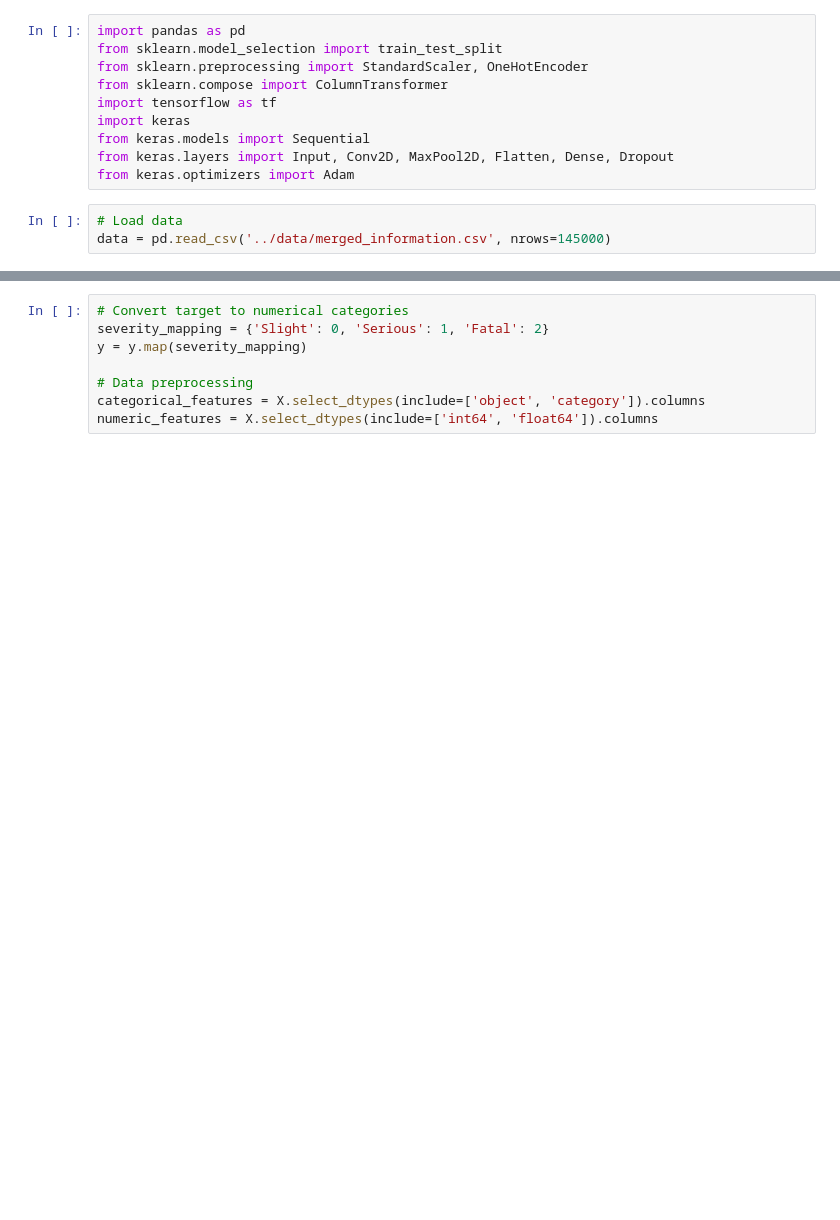
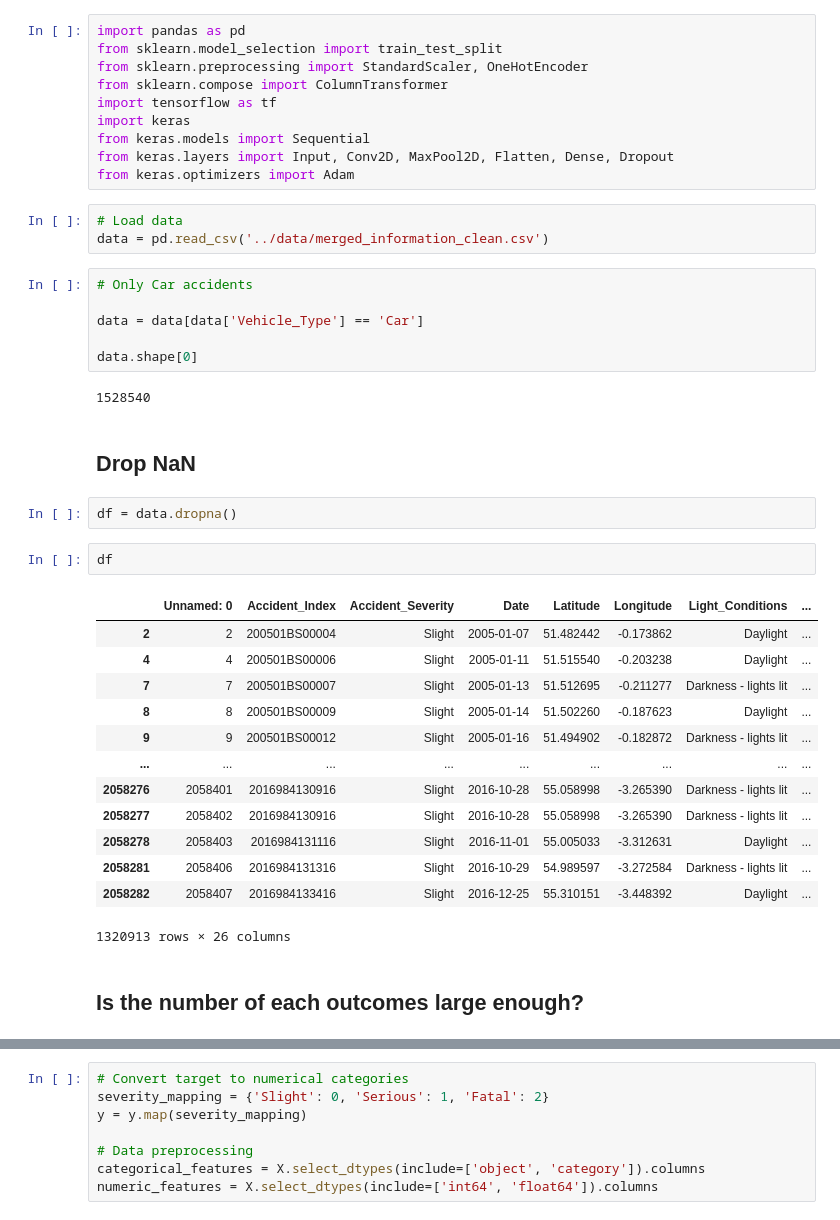
Before and after one commit to Pejomi/AI-exam, a Jupyter notebook: prediction/ann.ipynb, the cells around one changed output, grey strips where cells are left out. Drawn from its saved outputs; the diff is of its cells as text; blank space fills up the shorter version.

```diff
--- a/prediction/ann.ipynb
+++ b/prediction/ann.ipynb
@@ -10,4 +14,34 @@ from keras.layers import Input, Conv2D, MaxPool2D, Flatten, Dense, Dropout
 from keras.optimizers import Adam
 # %%
 # Load data
-data = pd.read_csv('../data/merged_information.csv', nrows=145000)
+data = pd.read_csv('../data/merged_information_clean.csv')
+# %%
+# Only Car accidents
+
+data = data[data['Vehicle_Type'] == 'Car']
+
+data.shape[0]
+# %% [output]
+1528540
+# %% [markdown]
+## Drop NaN
+# %%
+df = data.dropna()
+# %%
+df
+# %% [output]
+|  | Unnamed: 0 | Accident_Index | Accident_Severity | Date | Latitude | Longitude | Light_Conditions | ... |
+| 2 | 2 | 200501BS00004 | Slight | 2005-01-07 | 51.482442 | -0.173862 | Daylight | ... |
+| 4 | 4 | 200501BS00006 | Slight | 2005-01-11 | 51.515540 | -0.203238 | Daylight | ... |
+| 7 | 7 | 200501BS00007 | Slight | 2005-01-13 | 51.512695 | -0.211277 | Darkness - lights lit | ... |
+| 8 | 8 | 200501BS00009 | Slight | 2005-01-14 | 51.502260 | -0.187623 | Daylight | ... |
+| 9 | 9 | 200501BS00012 | Slight | 2005-01-16 | 51.494902 | -0.182872 | Darkness - lights lit | ... |
+| ... | ... | ... | ... | ... | ... | ... | ... | ... |
+| 2058276 | 2058401 | 2016984130916 | Slight | 2016-10-28 | 55.058998 | -3.265390 | Darkness - lights lit | ... |
+| 2058277 | 2058402 | 2016984130916 | Slight | 2016-10-28 | 55.058998 | -3.265390 | Darkness - lights lit | ... |
+| 2058278 | 2058403 | 2016984131116 | Slight | 2016-11-01 | 55.005033 | -3.312631 | Daylight | ... |
+| 2058281 | 2058406 | 2016984131316 | Slight | 2016-10-29 | 54.989597 | -3.272584 | Darkness - lights lit | ... |
+| 2058282 | 2058407 | 2016984133416 | Slight | 2016-12-25 | 55.310151 | -3.448392 | Daylight | ... |
+1320913 rows × 26 columns
+# %% [markdown]
+## Is the number of each outcomes large enough?
```
Also changed, not shown: parts of 13 cells of this notebook, 1 other file.
